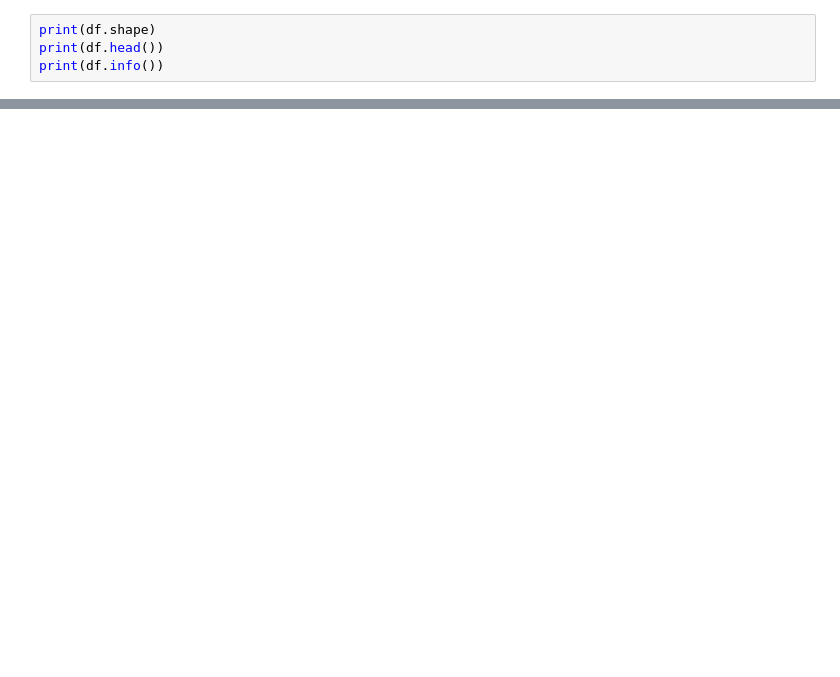
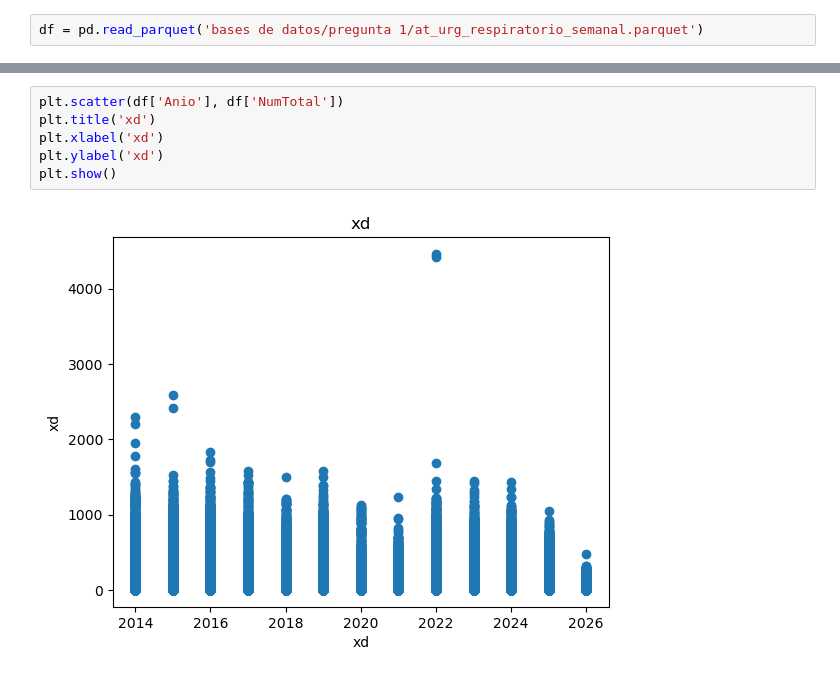
Before and after one commit to Foumluis/ProyectoSemestralInfe, a Jupyter notebook: proyecto.ipynb, the cells around one changed output, grey strips where cells are left out. Drawn from its saved outputs; the diff is of its cells as text; blank space fills up the shorter version.

Commit message:
subí dataset pregunta 1

```diff
--- a/proyecto.ipynb
+++ b/proyecto.ipynb
@@ -9,4 +6,2 @@ df = pd.read_excel(archivo, sheet_name="self_reports")
 # %%
-print(df.shape)
-print(df.head())
-print(df.info())
+df = pd.read_parquet('bases de datos/pregunta 1/at_urg_respiratorio_semanal.parquet')
@@ -69,0 +55,8 @@ Length: 512, dtype: float64
+# %%
+plt.scatter(df['Anio'], df['NumTotal'])
+plt.title('xd')
+plt.xlabel('xd')
+plt.ylabel('xd')
+plt.show()
+# %% [output]
+[figure, added]
```
Also changed, not shown: parts of 7 cells of this notebook, 1 other file.
